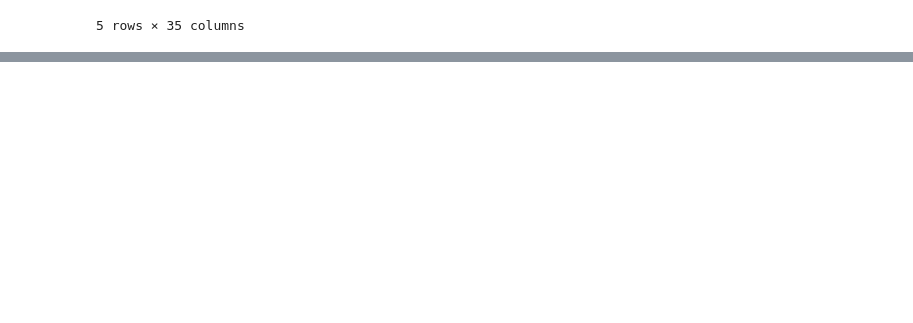
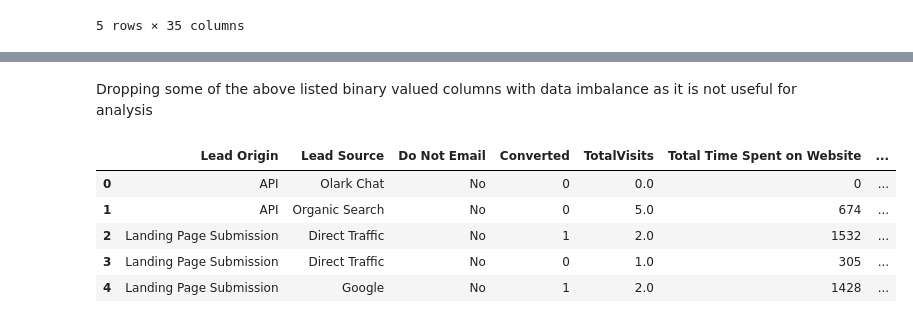
Before and after one commit to AnuAsai22/Lead_Scoring_CaseStudy, a Jupyter notebook: Lead_Scoring_AnuFinal.ipynb, the cells around one changed output, grey strips where cells are left out. Saved outputs shown, nothing was run; the diff lists cells and outputs as text; code cells hidden in the pictures; blank space fills up the shorter version.

```diff
--- a/Lead_Scoring_AnuFinal.ipynb
+++ b/Lead_Scoring_AnuFinal.ipynb
@@ -124,0 +127,3 @@ ls.head()
+# %%
+ls.replace("Select",np.NaN,inplace=True)
+ls.head()
@@ -124,0 +158,5 @@ ls.head()
+# %%
+ls.drop(["Magazine","Receive More Updates About Our Courses","Update me on Supply Chain Content","Get updates on DM Content","I agree to pay the amount through cheque"],axis=1,inplace=True)
+ls.head()
+
+#Removed few columns having only one unique values as it not affect the analysis
@@ -124,0 +192,7 @@ ls.head()
+# %%
+#dropping all the columns having more than 50% missing values
+
+cols=ls.columns
+for i in cols:
+    if((100*(ls[i].isnull().sum()/len(ls.index)))>=50):
+        ls.drop(i,1,inplace=True)
@@ -124,0 +254,13 @@ ls.head()
+# %% [markdown]
+Dropping some of the above listed binary valued columns with data imbalance as it is not useful for analysis
+# %%
+ib_cols = ["Do Not Call","Search","Newspaper Article","X Education Forums","Newspaper","Digital Advertisement","Through Recommendations"]
+ls.drop(ib_cols,axis=1,inplace=True)
+ls.head()
+# %% [output]
+|  | Lead Origin | Lead Source | Do Not Email | Converted | TotalVisits | Total Time Spent on Website | ... |
+| 0 | API | Olark Chat | No | 0 | 0.0 | 0 | ... |
+| 1 | API | Organic Search | No | 0 | 5.0 | 674 | ... |
+| 2 | Landing Page Submission | Direct Traffic | No | 1 | 2.0 | 1532 | ... |
+| 3 | Landing Page Submission | Direct Traffic | No | 0 | 1.0 | 305 | ... |
+| 4 | Landing Page Submission | Google | No | 1 | 2.0 | 1428 | ... |
```
Also changed, not shown: parts of 10 cells of this notebook.
